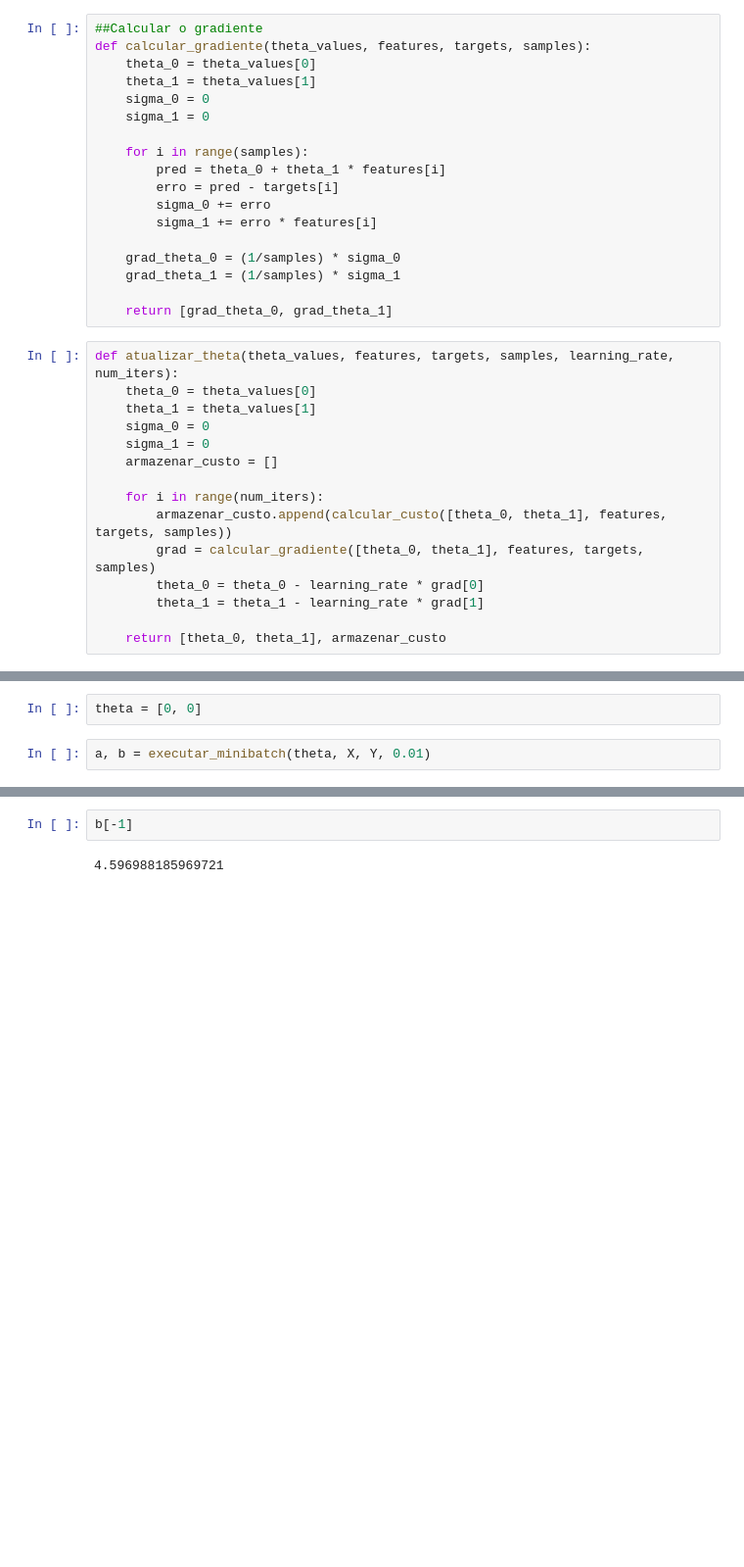
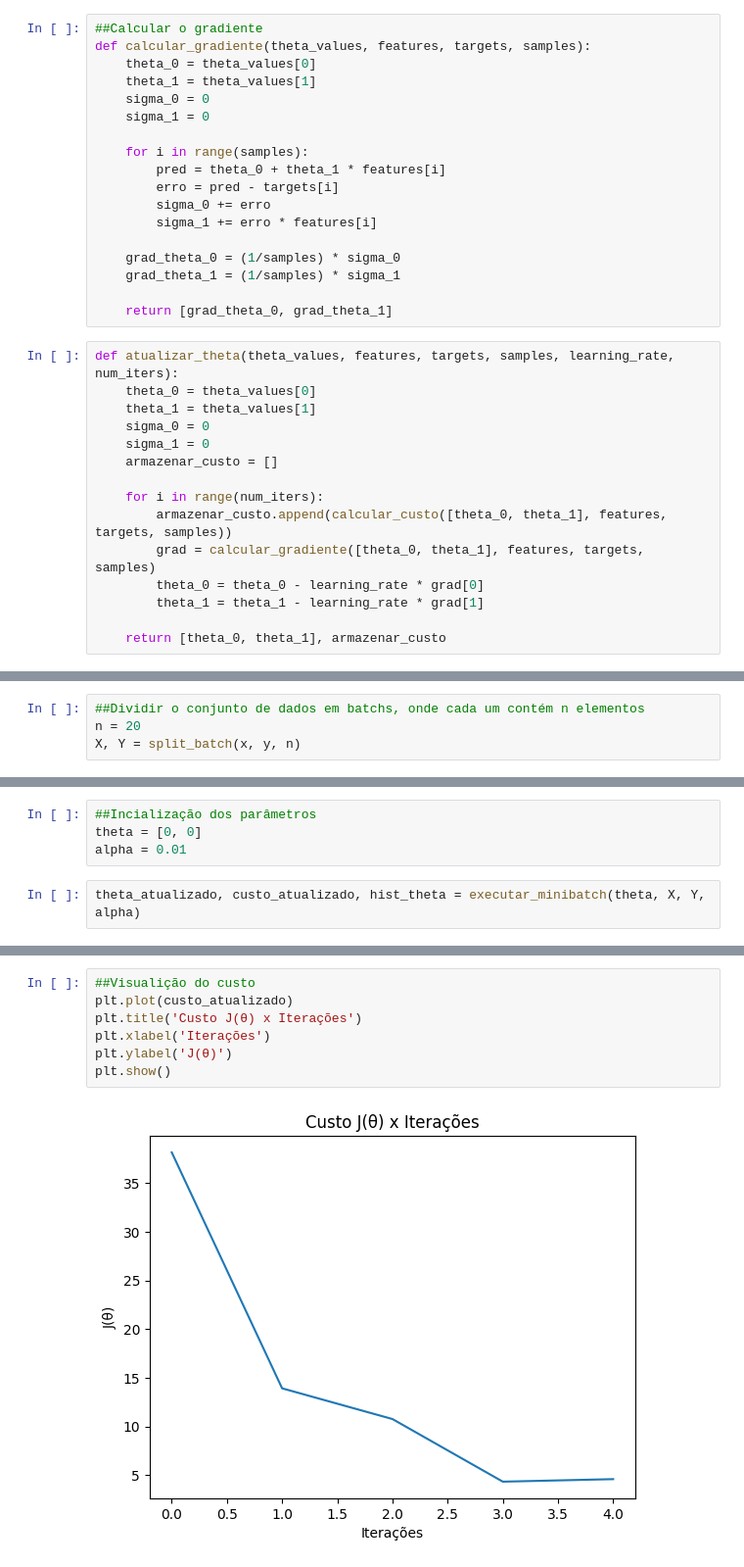
Before and after one commit to filipe-pinheiro/Gradiente_Descendente, a Jupyter notebook: 3.Gradiente Mini Batch.ipynb, the cells around one changed output, grey strips where cells are left out. Shown at 98% size. Drawn from its saved outputs; the diff is of its cells as text; blank space fills up the shorter version.

```diff
--- a/3.Gradiente Mini Batch.ipynb
+++ b/3.Gradiente Mini Batch.ipynb
@@ -101,0 +151,4 @@ def executar_minibatch(theta_values, features, targets, learning_rate):
+# %%
+##Dividir o conjunto de dados em batchs, onde cada um contém n elementos
+n = 20
+X, Y = split_batch(x, y, n)
@@ -102,5 +157,7 @@ def executar_minibatch(theta_values, features, targets, learning_rate):
 # %%
+##Incialização dos parâmetros
 theta = [0, 0]
+alpha = 0.01
 # %%
-a, b = executar_minibatch(theta, X, Y, 0.01)
+theta_atualizado, custo_atualizado, hist_theta = executar_minibatch(theta, X, Y, alpha)
 # %%
@@ -111,4 +168,9 @@ plt.plot(b)
 # %%
-b[-1]
+##Visualição do custo
+plt.plot(custo_atualizado)
+plt.title('Custo J(θ) x Iterações')
+plt.xlabel('Iterações')
+plt.ylabel('J(θ)')
+plt.show()
 # %% [output]
-4.596988185969721
+[figure, added]
```
Also changed, not shown: parts of 24 cells of this notebook, 1 other file.
